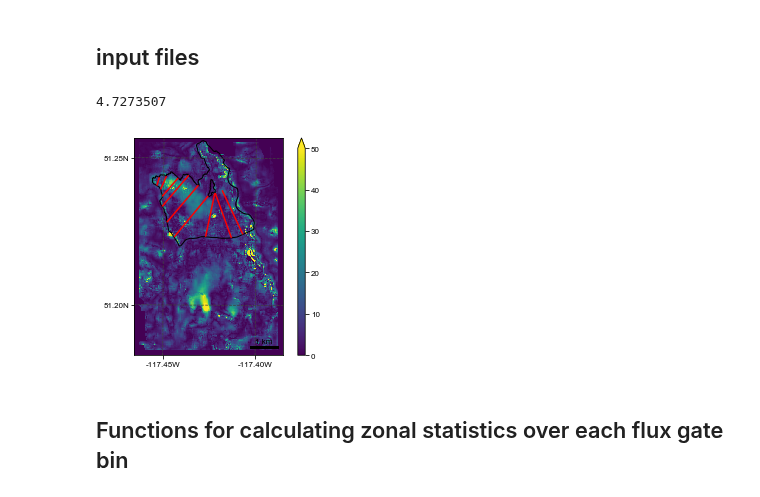
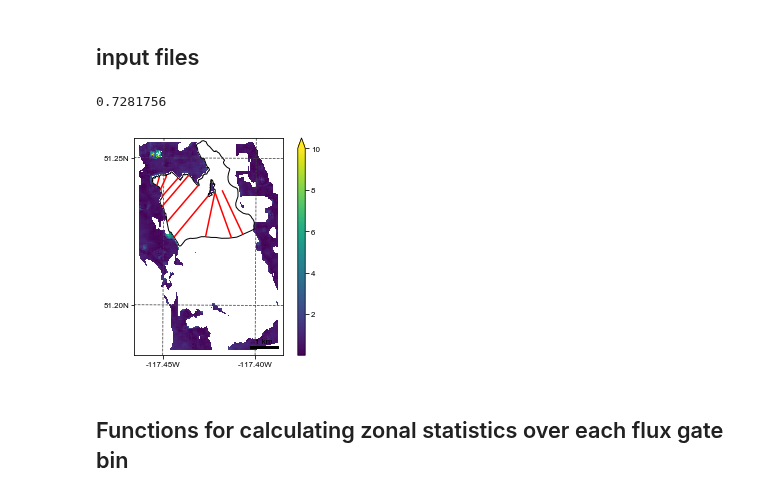
Before and after one commit to bpelto/ice_dynamics, a Jupyter notebook: flux_gate_velocity-Illecillewaet__wip.ipynb, the cells around one changed output. Saved outputs shown, nothing was run; the diff lists cells and outputs as text; code cells hidden in the pictures.

```diff
--- a/flux_gate_velocity-Illecillewaet__wip.ipynb
+++ b/flux_gate_velocity-Illecillewaet__wip.ipynb
@@ -19,9 +19,9 @@ from rasterstats import zonal_stats
 ## input files
 # %%
 # season
-balance = 'Bw'  # Bw or Ba (winter or annual)
+balance = 'Ba'  # Bw or Ba (winter or annual)
 # rho_snow = 445. # 470 kg m-3 geodetic or 457 glaciological, or...take given years obs. value
-year = 2017 # any of: 2016, 2017, 2018
+year = 2018 # any of: 2016, 2017, 2018
 I = np.abs(year - 2016) # for selecting raster inputs
 vcorr=False ## is velocity corrected by off ice bias and stake bias?
 
@@ -37,18 +37,28 @@ fl_path = '/home/pelto/Desktop/ice_flux/' + Glacier[gl] + '/'
 gpr_path = '/home/pelto/GIS/GPR/ComparisonData/'
 path = '/home/pelto/Desktop/lidar_cbt_analysis/' + glacier[gl] + '/'
 
-VDIR = 'average'  # 'average' or 'individual'
+VDIR = 'individual'  # 'average' or 'individual'
 if VDIR == 'individual':
-    vf_list = ['img1_20160912__img1_20170917_vmap_5m_35px_spm2/', 'img1_20160912__img1_20170917_vmap_5m_35px_spm2/',
-           'img1_20170521__img1_20180426_vmap_5m_35px_spm2/']##backups  img1_20170917__img1_20180426_vmap_5m_35px_spm2/
-    vdir = '/home/pelto/Desktop/velocity_mapping/' +glacier[gl] + '/spm2/' + vf_list[I]
+#     vf_list = ['img1_20160912__img1_20170917_vmap_5m_35px_spm2/', 'img1_20160912__img1_20170917_vmap_5m_35px_spm2/',
+#            'img1_20170521__img1_20180426_vmap_5m_35px_spm2/']##backups  img1_20170917__img1_20180426_vmap_5m_35px_spm2/
+
+    vf_list = ['img1_20160912__img1_20170521_vmap_5m_35px_spm2/', 'img1_20170521__img1_20180426_vmap_5m_35px_spm2/',
+           'img1_20170917__img2_20181016_vmap_5m_35px_spm2/']
+    #img1_20180426__img2_20181016_vmap_5m_35px_spm2/']##backups  img1_20170917__img1_20180426_vmap_5m_35px_spm2/
+
+#     vdir = '/home/pelto/Desktop/velocity_mapping/' +glacier[gl] + '/spm2/' + vf_list[I]
+    vdir = '/home/pelto/Desktop/velocity_mapping/' +glacier[gl] + '/3m/' + vf_list[I]
     VX = vdir+ vf_list[I][:-1] + '-F_vx.tif'
     VY = vdir+ vf_list[I][:-1] + '-F_vy.tif'
 else:
-    vf_list = ['illec_all_spm2_5m', 'illec_all_spm2_5m', 'illec_all_spm2_5m']
-    vdir = '/home/pelto/Desktop/velocity_mapping/' +glacier[gl] + '/spm2/'
-    VX = vdir+ 'vx/' +vf_list[I] + '_vx.tif'
-    VY = vdir+ 'vy/' +vf_list[I] + '_vy.tif'
+#     vf_list = ['illec_all_spm2_5m', 'illec_all_spm2_5m', 'illec_all_spm2_5m']
+#     vdir = '/home/pelto/Desktop/velocity_mapping/' +glacier[gl] + '/spm2/'
+#     VX = vdir+ 'vx/' +vf_list[I] + '_vx.tif'
+#     VY = vdir+ 'vy/' +vf_list[I] + '_vy.tif'
+    vf = 'illecillewaet_all_dem3m'
+    vdir = '/home/pelto/Desktop/velocity_mapping/' +glacier[gl] + '/3m/'
+    VX = vdir + vf + '_vx_5m.tif'
+    VY = vdir + vf + '_vy_5m.tif'
 
 topo = '/home/pelto/Desktop/lidar_cbt_analysis/illecillewaet/160912_illecillewaet_dem1_clip_master.tif'
 farinotti = gpr_path + 'Illec/Illec_Geike_combi.tif' #''RGI60-02/RGI60-02.03688_thickness.tif' #'RGI60-02.00147_thickness_srtm_corr.tif' #'RGI60-02/RGI60-02.00147'
@@ -65,15 +75,15 @@ gates = fl_path+'Illec_flux_gates_16.shp'
 shpf = '/home/pelto/GIS/outlines/Illec2016.shp'   #GLIMS_BC/glims_all/all_glaciers_2016.shp'
 bins=fl_path+'illec_flux_bins.shp'
 
-obs = pd.read_csv(fl_path+ 'illec_bdot.csv')
+obs = pd.read_csv(fl_path+ 'Illecillewaet_bdot.csv')
 rho = pd.read_csv(fl_path + 'illec_rho.csv')  ## rho
 
 # open GeoTIFF as array
 
 vx = salem.open_xr_dataset(VX)  #gdal.Open(vx).ReadAsArray()
 vy = salem.open_xr_dataset(VY)#gdal.Open(vy).ReadAsArray()
-msk = salem.open_xr_dataset(fl_path + 'illec_all_glaciers_2016.tif')
-msk = msk.to_array(name='msk')
+msk = salem.open_xr_dataset(path + 'illecillewaet_all_glaciers_2016.tif')#(fl_path + 'illec_all_glaciers_2016.tif')
+# msk = msk.to_array(name='msk')
 gpr = salem.open_xr_dataset(fl_path + 'gpr_outline_50_100m_5m.tif') #'gpr_outlines_all_25_25m_re5m.tif'
 farin = salem.open_xr_dataset(farinotti)
 
@@ -84,11 +94,16 @@ gates = salem.read_shapefile(gates)
 vx = vx.to_array(name='vx')
 # np.shape(vx[0]) remove index 1 i.e.: 1,2000,3000
 vy = vy.to_array(name='vy')
-gpr = gpr.to_array(name='gpr')
+# gpr = gpr.to_array(name='gpr')
 
 # farin = farin.to_array(name='vx')
 H_opt_reproj = vx.salem.transform(H_opt)
 H_opt = H_opt_reproj.to_array(name='H_opt')
+msk_reproj = vx.salem.transform(msk)
+msk = msk_reproj.to_array(name='msk')
+
+gpr_reproj = vx.salem.transform(gpr)
+gpr = gpr_reproj.to_array(name='gpr')
 
 farin_reproj= vx.salem.transform(farin)
 farin = farin_reproj.to_array(name='farin')
@@ -107,38 +122,39 @@ VZ = np.sqrt(vx.data**2 + vy.data**2 )
 vx.data[msk.data==0] = np.nan
 vy.data[msk.data==0] = np.nan
 
 VZ_off_ice = VZ.copy()
 VZ_off_ice[msk.data>0.0] = np.nan
-# VZ_off_ice[VZ_off_ice==0.0] = np.nan
+VZ_off_ice[VZ_off_ice==0.0] = np.nan
+# VZ_off_ice[VZ_off_ice>5.0] = np.nan
 
 dem = salem.open_xr_dataset(topo)
 dem_reproj = vx.salem.transform(dem)
 dem = dem_reproj.to_array(name='dem')
 dem.data[dem.data<1] = np.nan
 
 #     # map extent
 # grid = mercator_grid(center_ll=(-117.43, 51.238), extent=(4500, 4500)) ##zoomed out view
 # 487892.000 5509738.000 491232.000 5512358.000
 grid = vx.salem.grid  ##full view
 sm = Map(grid, countries=False)
 sm.set_lonlat_contours(interval=0)
 sm.set_scale_bar()
-sm.set_data(VZ) #, label='m')
-sm.set_vmax(val=50.)
+sm.set_data(VZ_off_ice) #, label='m')
+sm.set_vmax(val=10.)
 #      Change the lon-lat countour setting
 sm.set_lonlat_contours(add_ytick_labels=True, interval=0.05, linewidths=0.75, linestyles='--', colors='0.25')
 off_ice_V = np.nanmean(VZ_off_ice)
 print(off_ice_V)
 
 gdf = salem.read_shapefile(shpf)
 sm.set_shapefile(gdf, linewidth=1)
 sm.set_shapefile(gates, linewidth=1.5, color='r')
 sm.visualize()
 plt.savefig(fl_path+ 'products/'+ glacier[gl] +'_thickness_gates.png', dpi=300)
 plt.show()
 # %% [output]
-4.7273507
+0.7281756
-[figure, old version]
+[figure, new version]
 # %% [markdown]
 ## Functions for calculating zonal statistics over each flux gate bin
 # %%
```
Also changed, not shown: parts of 16 cells of this notebook, 2 other files.
